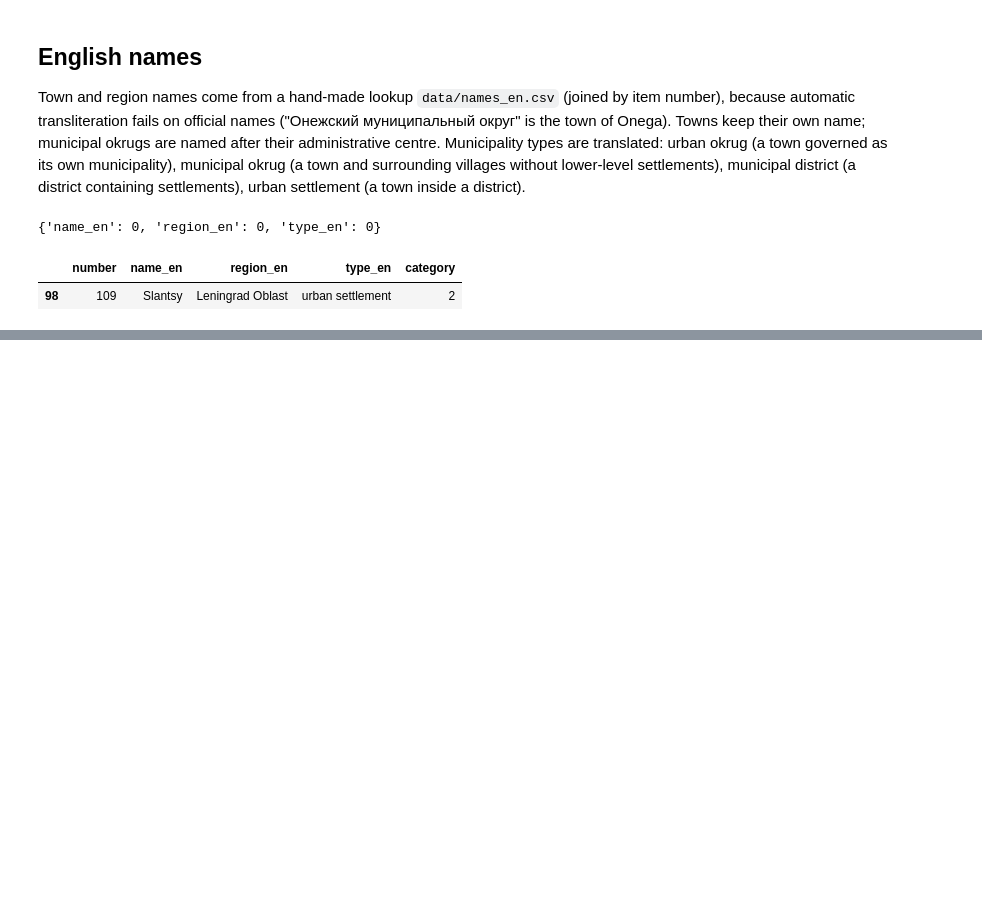
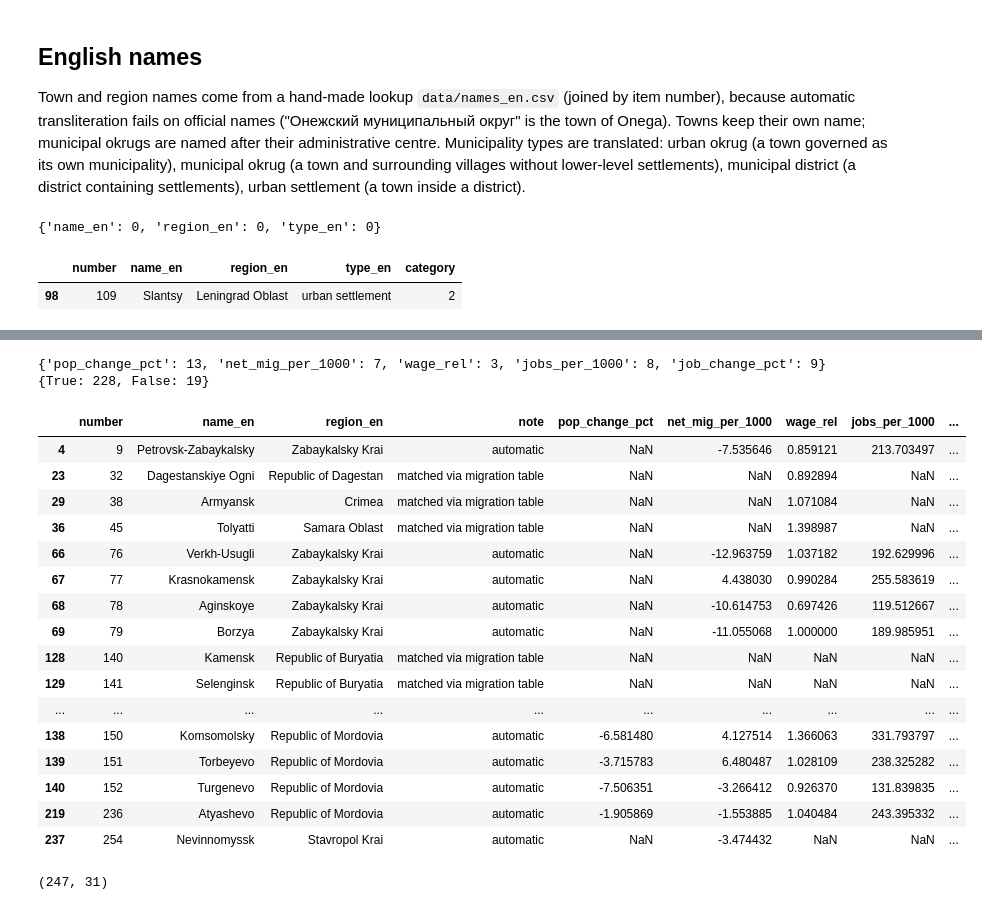
Before and after one commit to evelina-kalugina/-russian-monotowns-typology, a Jupyter notebook: notebooks/03_features.ipynb, the cells around one changed output, grey strips where cells are left out. Drawn from its saved outputs; the diff is of its cells as text; code cells hidden in the pictures; blank space fills up the shorter version.

Commit message:
03_features: missing values check and save features.csv

```diff
--- a/notebooks/03_features.ipynb
+++ b/notebooks/03_features.ipynb
@@ -554,0 +562,42 @@ features.loc[features["number"] == 109, ["number", "name_en", "region_en", "type
+# %%
+cluster_vars = ["pop_change_pct", "net_mig_per_1000", "wage_rel", "jobs_per_1000", "job_change_pct"]
+
+print(features[cluster_vars].isna().sum().to_dict())
+features["in_clustering"] = features[cluster_vars].notna().all(axis=1)
+print(features["in_clustering"].value_counts().to_dict())
+
+features.loc[~features["in_clustering"], ["number", "name_en", "region_en", "note"] + cluster_vars]
+# %% [output]
+{'pop_change_pct': 13, 'net_mig_per_1000': 7, 'wage_rel': 3, 'jobs_per_1000': 8, 'job_change_pct': 9}
+{True: 228, False: 19}
+|  | number | name_en | region_en | note | pop_change_pct | net_mig_per_1000 | wage_rel | jobs_per_1000 | ... |
+| 4 | 9 | Petrovsk-Zabaykalsky | Zabaykalsky Krai | automatic | NaN | -7.535646 | 0.859121 | 213.703497 | ... |
+| 23 | 32 | Dagestanskiye Ogni | Republic of Dagestan | matched via migration table | NaN | NaN | 0.892894 | NaN | ... |
+| 29 | 38 | Armyansk | Crimea | matched via migration table | NaN | NaN | 1.071084 | NaN | ... |
+| 36 | 45 | Tolyatti | Samara Oblast | matched via migration table | NaN | NaN | 1.398987 | NaN | ... |
+| 66 | 76 | Verkh-Usugli | Zabaykalsky Krai | automatic | NaN | -12.963759 | 1.037182 | 192.629996 | ... |
+| 67 | 77 | Krasnokamensk | Zabaykalsky Krai | automatic | NaN | 4.438030 | 0.990284 | 255.583619 | ... |
+| 68 | 78 | Aginskoye | Zabaykalsky Krai | automatic | NaN | -10.614753 | 0.697426 | 119.512667 | ... |
+| 69 | 79 | Borzya | Zabaykalsky Krai | automatic | NaN | -11.055068 | 1.000000 | 189.985951 | ... |
+| 128 | 140 | Kamensk | Republic of Buryatia | matched via migration table | NaN | NaN | NaN | NaN | ... |
+| 129 | 141 | Selenginsk | Republic of Buryatia | matched via migration table | NaN | NaN | NaN | NaN | ... |
+| ... | ... | ... | ... | ... | ... | ... | ... | ... | ... |
+| 138 | 150 | Komsomolsky | Republic of Mordovia | automatic | -6.581480 | 4.127514 | 1.366063 | 331.793797 | ... |
+| 139 | 151 | Torbeyevo | Republic of Mordovia | automatic | -3.715783 | 6.480487 | 1.028109 | 238.325282 | ... |
+| 140 | 152 | Turgenevo | Republic of Mordovia | automatic | -7.506351 | -3.266412 | 0.926370 | 131.839835 | ... |
+| 219 | 236 | Atyashevo | Republic of Mordovia | automatic | -1.905869 | -1.553885 | 1.040484 | 243.395332 | ... |
+| 237 | 254 | Nevinnomyssk | Stavropol Krai | automatic | NaN | -3.474432 | NaN | NaN | ... |
+# %%
+out_cols = [
+    "number", "name_en", "mono_name", "region_en", "region", "category", "type_en", "note", "oktmo",
+    "pop_2017", "pop_2025", "pop_change_pct", "pop_source",
+    "mig_avg", "mig_years", "mig_source", "net_mig_per_1000",
+    "wage_2025", "wage_rel", "wage_source", "wage_key",
+    "emp_2017", "emp_2025", "jobs_per_1000", "job_change_pct", "pop_jobs_unit",
+    "emp_mining", "emp_manuf", "industry_share_min", "industry_complete",
+    "in_clustering",
+]
+features[out_cols].to_csv(PROCESSED / "features.csv", index=False, encoding="utf-8-sig")
+print(features[out_cols].shape)
+# %% [output]
+(247, 31)
```
Also changed, not shown: parts of 1 cell of this notebook, 1 other file.
